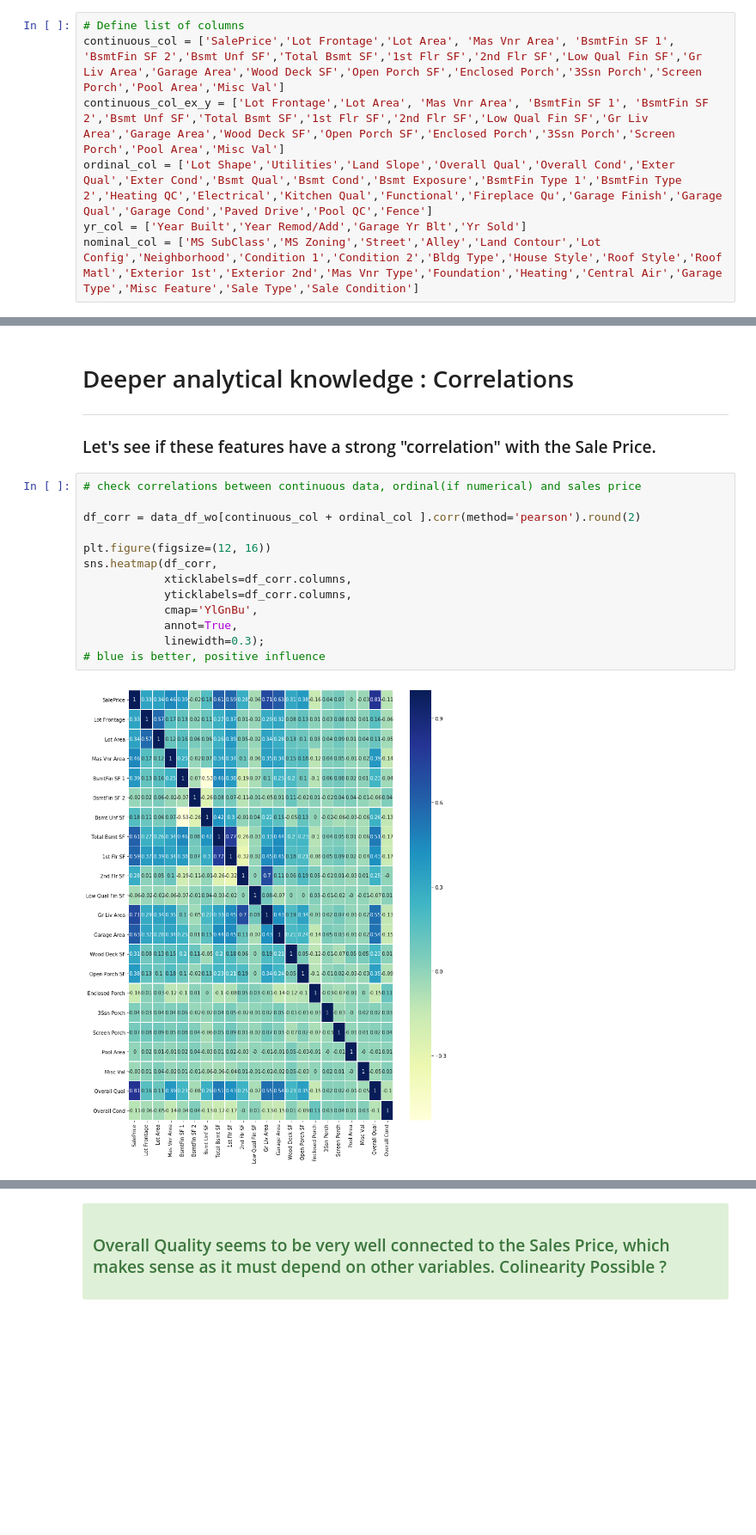
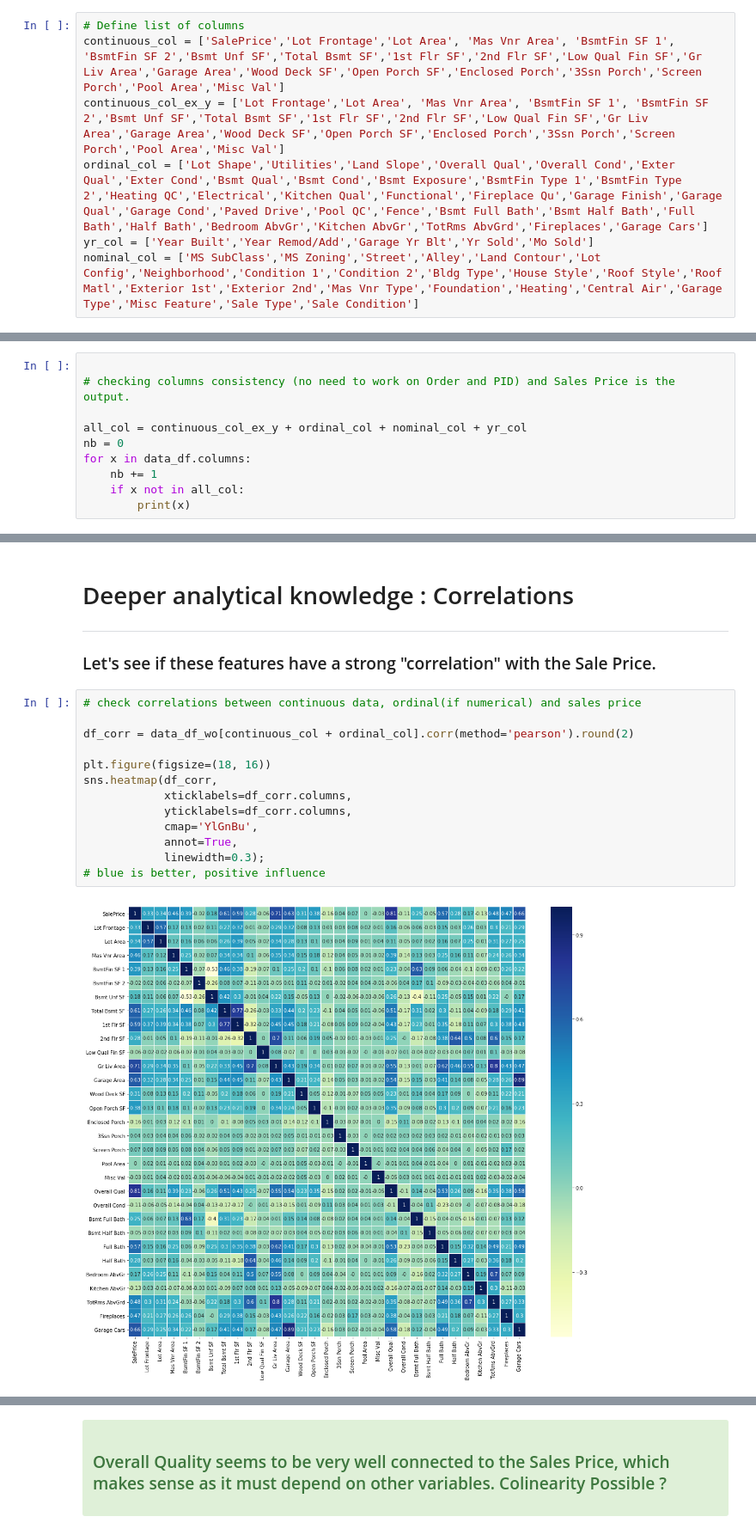
Before and after one commit to LyesOUDINACHE/EPFL-Course, a Jupyter notebook: Course Project 3 - Houses.ipynb, the cells around one changed output, grey strips where cells are left out. Shown at 86% size. Saved outputs shown, nothing was run; the diff lists cells and outputs as text; blank space fills up the shorter version.

```diff
--- a/Course Project 3 - Houses.ipynb
+++ b/Course Project 3 - Houses.ipynb
@@ -104,6 +86,6 @@ Length: 82, dtype: object
 # Define list of columns
 continuous_col = ['SalePrice','Lot Frontage','Lot Area', 'Mas Vnr Area', 'BsmtFin SF 1', 'BsmtFin SF 2','Bsmt Unf SF','Total Bsmt SF','1st Flr SF','2nd Flr SF','Low Qual Fin SF','Gr Liv Area','Garage Area','Wood Deck SF','Open Porch SF','Enclosed Porch','3Ssn Porch','Screen Porch','Pool Area','Misc Val']
 continuous_col_ex_y = ['Lot Frontage','Lot Area', 'Mas Vnr Area', 'BsmtFin SF 1', 'BsmtFin SF 2','Bsmt Unf SF','Total Bsmt SF','1st Flr SF','2nd Flr SF','Low Qual Fin SF','Gr Liv Area','Garage Area','Wood Deck SF','Open Porch SF','Enclosed Porch','3Ssn Porch','Screen Porch','Pool Area','Misc Val']
-ordinal_col = ['Lot Shape','Utilities','Land Slope','Overall Qual','Overall Cond','Exter Qual','Exter Cond','Bsmt Qual','Bsmt Cond','Bsmt Exposure','BsmtFin Type 1','BsmtFin Type 2','Heating QC','Electrical','Kitchen Qual','Functional','Fireplace Qu','Garage Finish','Garage Qual','Garage Cond','Paved Drive','Pool QC','Fence']
-yr_col = ['Year Built','Year Remod/Add','Garage Yr Blt','Yr Sold']
+ordinal_col = ['Lot Shape','Utilities','Land Slope','Overall Qual','Overall Cond','Exter Qual','Exter Cond','Bsmt Qual','Bsmt Cond','Bsmt Exposure','BsmtFin Type 1','BsmtFin Type 2','Heating QC','Electrical','Kitchen Qual','Functional','Fireplace Qu','Garage Finish','Garage Qual','Garage Cond','Paved Drive','Pool QC','Fence','Bsmt Full Bath','Bsmt Half Bath','Full Bath','Half Bath','Bedroom AbvGr','Kitchen AbvGr','TotRms AbvGrd','Fireplaces','Garage Cars']
+yr_col = ['Year Built','Year Remod/Add','Garage Yr Blt','Yr Sold','Mo Sold']
 nominal_col = ['MS SubClass','MS Zoning','Street','Alley','Land Contour','Lot Config','Neighborhood','Condition 1','Condition 2','Bldg Type','House Style','Roof Style','Roof Matl','Exterior 1st','Exterior 2nd','Mas Vnr Type','Foundation','Heating','Central Air','Garage Type','Misc Feature','Sale Type','Sale Condition']
@@ -109,0 +102,10 @@ nominal_col = ['MS SubClass','MS Zoning','Street','Alley','Land Contour','Lot Co
+# %%
+
+# checking columns consistency (no need to work on Order and PID) and Sales Price is the output.
+
+all_col = continuous_col_ex_y + ordinal_col + nominal_col + yr_col
+nb = 0
+for x in data_df.columns:
+    nb += 1
+    if x not in all_col:
+        print(x)
@@ -678,16 +687,16 @@ data_df_wo.head()
 # %%
 # check correlations between continuous data, ordinal(if numerical) and sales price
 
-df_corr = data_df_wo[continuous_col + ordinal_col ].corr(method='pearson').round(2)
+df_corr = data_df_wo[continuous_col + ordinal_col].corr(method='pearson').round(2)
 
-plt.figure(figsize=(12, 16))
+plt.figure(figsize=(18, 16))
 sns.heatmap(df_corr,
             xticklabels=df_corr.columns,
             yticklabels=df_corr.columns,
             cmap='YlGnBu',
             annot=True,
             linewidth=0.3);
 # blue is better, positive influence
 # %% [output]
-[figure, old version]
+[figure, new version]
 # %%
```
Also changed, not shown: parts of 23 cells of this notebook.
